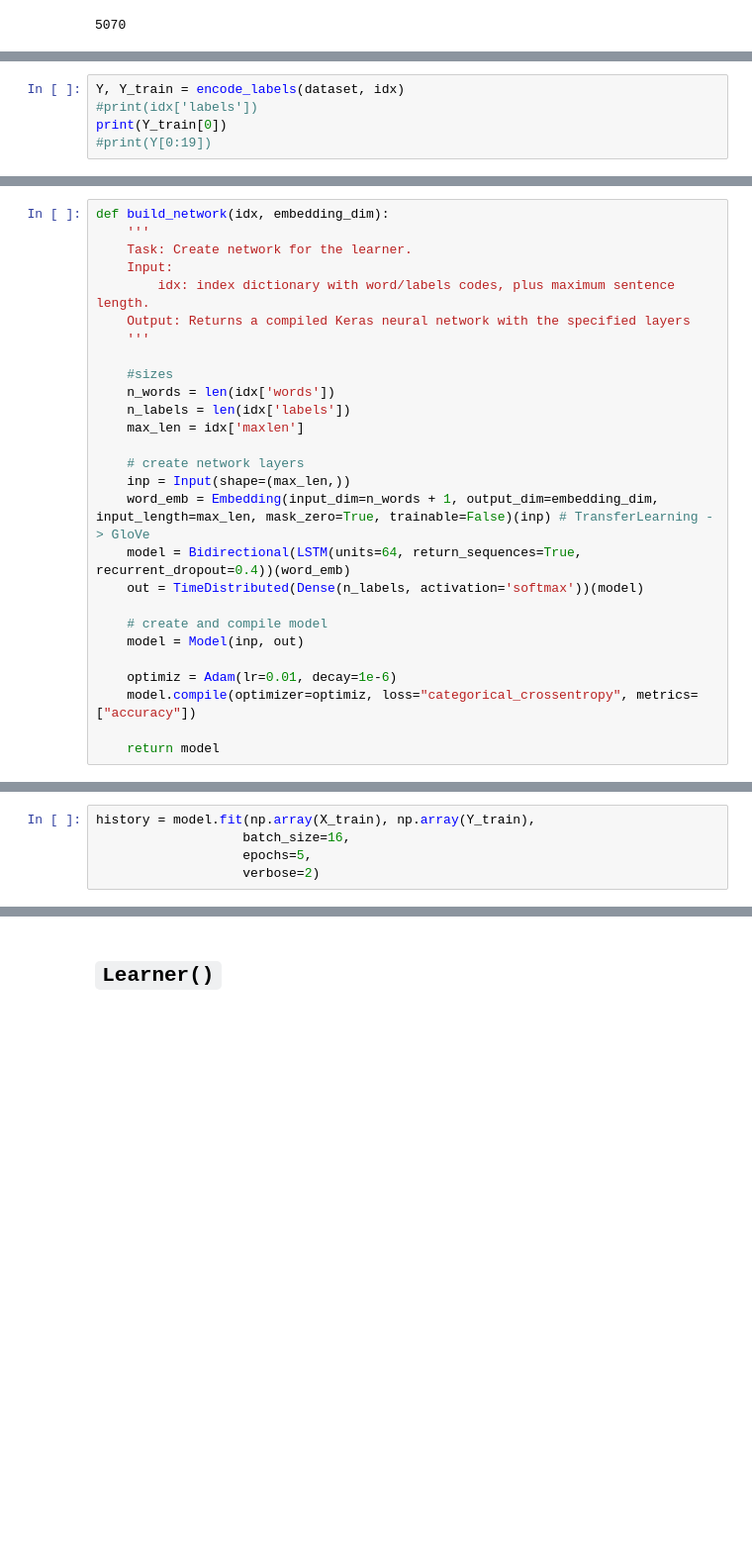
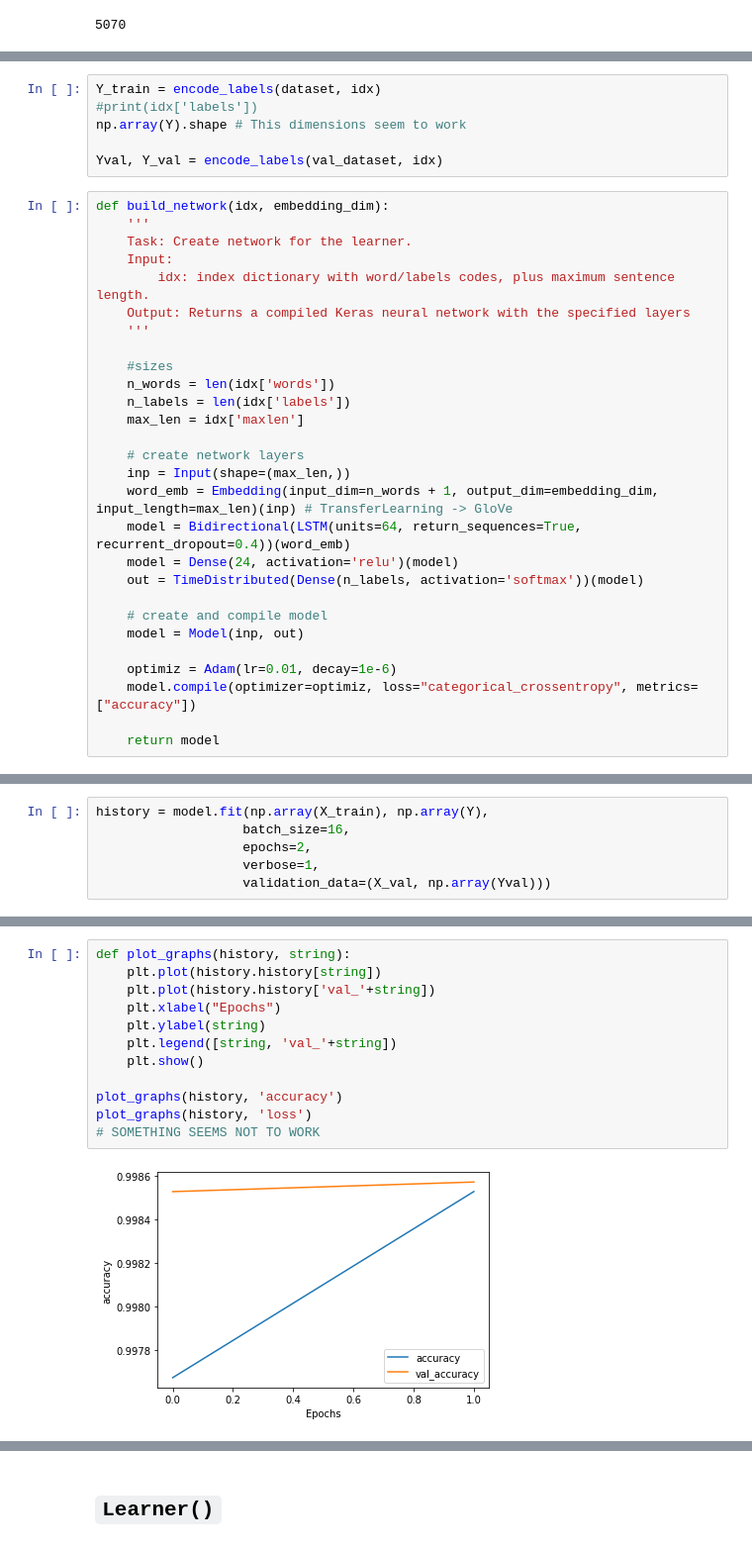
Before and after one commit to mponsclo/Advanced_Human_Language_Technologies, a Jupyter notebook: 3. NN/DDI-NN.ipynb, the cells around one changed output, grey strips where cells are left out. Shown at 99% size. Drawn from its saved outputs; the diff is of its cells as text; blank space fills up the shorter version.

```diff
--- a/3. NN/DDI-NN.ipynb
+++ b/3. NN/DDI-NN.ipynb
@@ -223,8 +228,3 @@ print(X_train)
  [1280 1075  146 ...    0    0    0]
  [1280 1075  146 ...    0    0    0]
  [1280 1075  146 ...    0    0    0]]
-# %%
-Y, Y_train = encode_labels(dataset, idx)
-#print(idx['labels'])
-print(Y_train[0])
-#print(Y[0:19])
@@ -233,3 +231,9 @@ print(Y_train[0])
+# %%
+Y_train = encode_labels(dataset, idx)
+#print(idx['labels'])
+np.array(Y).shape # This dimensions seem to work
+
+Yval, Y_val = encode_labels(val_dataset, idx)
 # %%
 def build_network(idx, embedding_dim):
     '''
@@ -246,8 +250,9 @@ def build_network(idx, embedding_dim):
 
     # create network layers
     inp = Input(shape=(max_len,))
-    word_emb = Embedding(input_dim=n_words + 1, output_dim=embedding_dim, input_length=max_len, mask_zero=True, trainable=False)(inp) # TransferLearning -> GloVe
+    word_emb = Embedding(input_dim=n_words + 1, output_dim=embedding_dim, input_length=max_len)(inp) # TransferLearning -> GloVe
     model = Bidirectional(LSTM(units=64, return_sequences=True, recurrent_dropout=0.4))(word_emb)
+    model = Dense(24, activation='relu')(model)
     out = TimeDistributed(Dense(n_labels, activation='softmax'))(model)
 
     # create and compile model
@@ -282,6 +287,7 @@ _________________________________________________________________
 # %%
-history = model.fit(np.array(X_train), np.array(Y_train),
+history = model.fit(np.array(X_train), np.array(Y),
                    batch_size=16,
-                   epochs=5,
-                   verbose=2)
+                   epochs=2,
+                   verbose=1,
+                   validation_data=(X_val, np.array(Yval)))
 # %% [output]
@@ -292,0 +298,14 @@ ValueError: in user code:
+# %%
+def plot_graphs(history, string):
+    plt.plot(history.history[string])
+    plt.plot(history.history['val_'+string])
+    plt.xlabel("Epochs")
+    plt.ylabel(string)
+    plt.legend([string, 'val_'+string])
+    plt.show()
+
+plot_graphs(history, 'accuracy')
+plot_graphs(history, 'loss')
+# SOMETHING SEEMS NOT TO WORK
+# %% [output]
+[figure, added]
```
Also changed, not shown: parts of 12 cells of this notebook.
